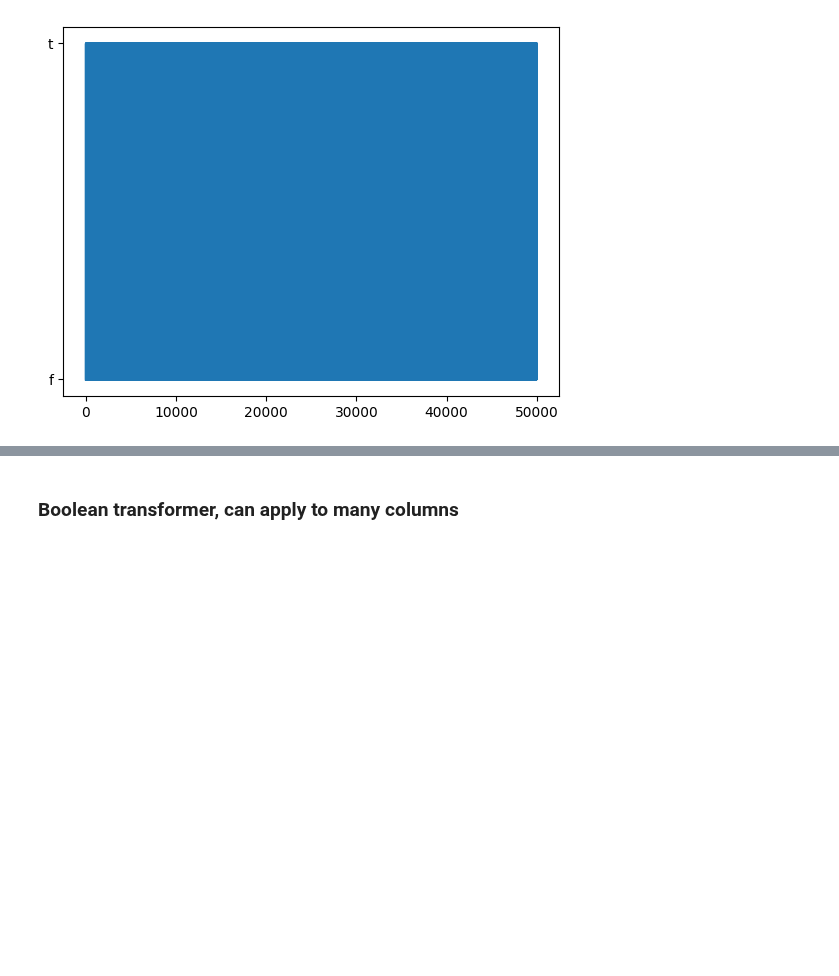
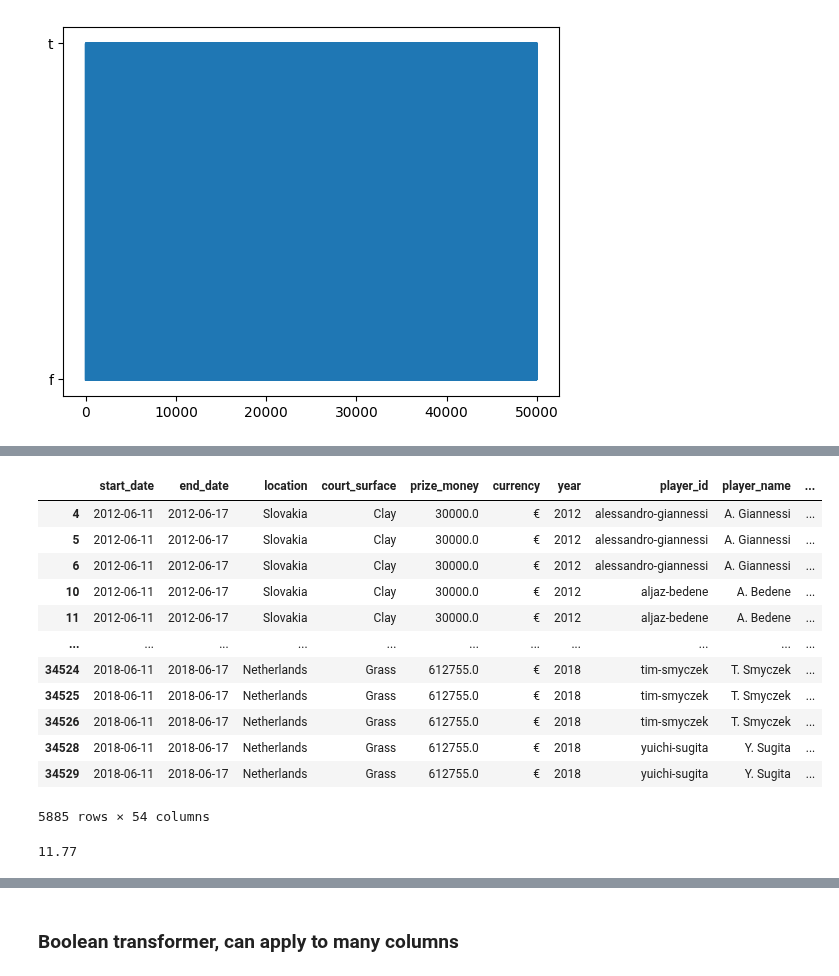
Before and after one commit to hughharford/atp, a Jupyter notebook: atp/notebooks/03_complete_1st_pipeline.ipynb, the cells around one changed output, grey strips where cells are left out. Saved outputs shown, nothing was run; the diff lists cells and outputs as text; code cells hidden in the pictures; blank space fills up the shorter version.

Commit message:
abrupt but quick data clean <12% makes rows left
Next is full run through and see how many rows overall available

```diff
--- a/atp/notebooks/03_complete_1st_pipeline.ipynb
+++ b/atp/notebooks/03_complete_1st_pipeline.ipynb
@@ -133,0 +203,21 @@ plt.plot(matches_df_1st_50k.player_victory);
+# %%
+matches_df_1st_50k
+# %% [output]
+|  | start_date | end_date | location | court_surface | prize_money | currency | year | player_id | player_name | ... |
+| 4 | 2012-06-11 | 2012-06-17 | Slovakia | Clay | 30000.0 | € | 2012 | alessandro-giannessi | A. Giannessi | ... |
+| 5 | 2012-06-11 | 2012-06-17 | Slovakia | Clay | 30000.0 | € | 2012 | alessandro-giannessi | A. Giannessi | ... |
+| 6 | 2012-06-11 | 2012-06-17 | Slovakia | Clay | 30000.0 | € | 2012 | alessandro-giannessi | A. Giannessi | ... |
+| 10 | 2012-06-11 | 2012-06-17 | Slovakia | Clay | 30000.0 | € | 2012 | aljaz-bedene | A. Bedene | ... |
+| 11 | 2012-06-11 | 2012-06-17 | Slovakia | Clay | 30000.0 | € | 2012 | aljaz-bedene | A. Bedene | ... |
+| ... | ... | ... | ... | ... | ... | ... | ... | ... | ... | ... |
+| 34524 | 2018-06-11 | 2018-06-17 | Netherlands | Grass | 612755.0 | € | 2018 | tim-smyczek | T. Smyczek | ... |
+| 34525 | 2018-06-11 | 2018-06-17 | Netherlands | Grass | 612755.0 | € | 2018 | tim-smyczek | T. Smyczek | ... |
+| 34526 | 2018-06-11 | 2018-06-17 | Netherlands | Grass | 612755.0 | € | 2018 | tim-smyczek | T. Smyczek | ... |
+| 34528 | 2018-06-11 | 2018-06-17 | Netherlands | Grass | 612755.0 | € | 2018 | yuichi-sugita | Y. Sugita | ... |
+| 34529 | 2018-06-11 | 2018-06-17 | Netherlands | Grass | 612755.0 | € | 2018 | yuichi-sugita | Y. Sugita | ... |
+5885 rows × 54 columns
+# %%
+percentage_left = (5885/50_000)*100
+percentage_left
+# %% [output]
+11.77
```
Also changed, not shown: parts of 24 cells of this notebook, 1 other file.
